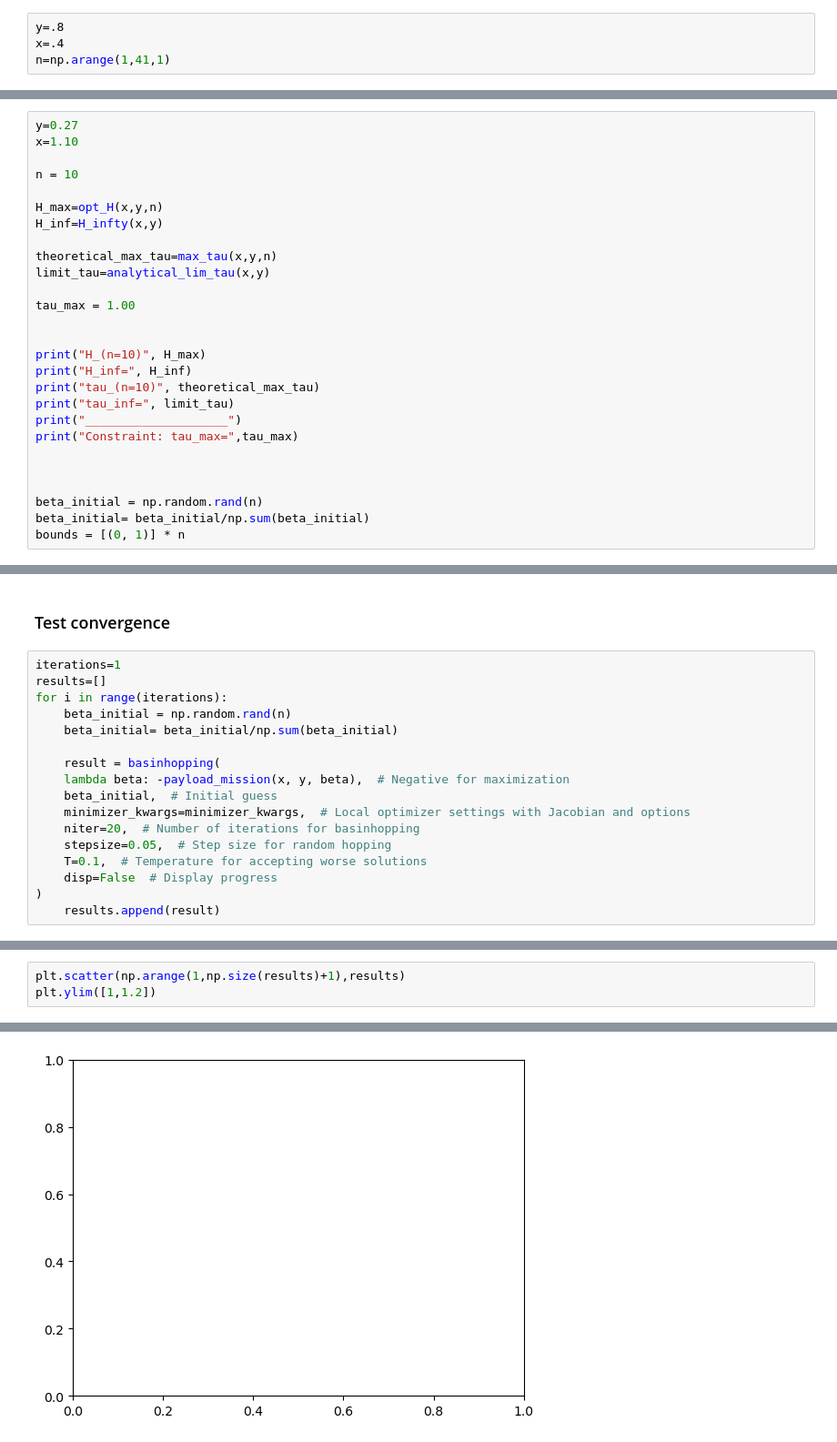
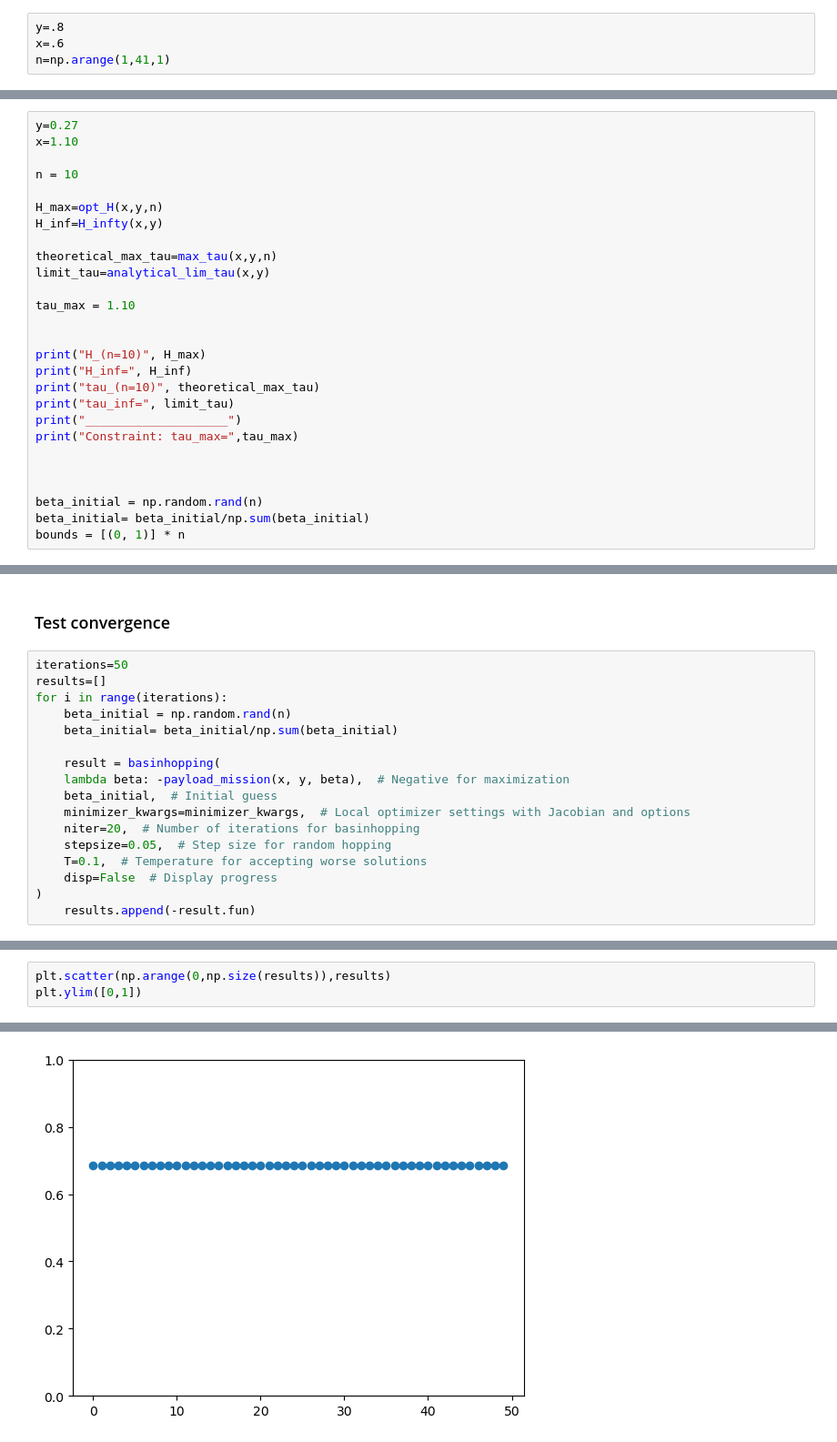
Before and after one commit to Rafid-Ben/Propulsion_optimization, a Jupyter notebook: optimization_problem.ipynb, the cells around one changed output, grey strips where cells are left out. Shown: that part at 91% size. Cells and saved outputs as stored; diff of their text form.

```diff
--- a/optimization_clean.ipynb
+++ b/optimization_problem.ipynb
@@ -229,7 +225,7 @@ plt.show()
 # Optimization of $\tau$ as a function of $n$
 # %%
 y=.8
-x=.4
+x=.6
 n=np.arange(1,41,1)
 # %%
 def max_tau(x,y,n):
@@ -338,7 +328,7 @@ H_inf=H_infty(x,y)
 theoretical_max_tau=max_tau(x,y,n)
 limit_tau=analytical_lim_tau(x,y)
 
-tau_max = 1.00
+tau_max = 1.10
 
 
 print("H_(n=10)", H_max)
@@ -416,7 +406,7 @@ Specific fuel cons: 0.419
 # %% [markdown]
 ### Test convergence
 # %%
-iterations=1
+iterations=50
 results=[]
 for i in range(iterations):
     beta_initial = np.random.rand(n)
@@ -431,4 +421,4 @@ for i in range(iterations):
     T=0.1,  # Temperature for accepting worse solutions
     disp=False  # Display progress
 )
-    results.append(result)
+    results.append(-result.fun)
@@ -455,4 +425,4 @@ results
 # %%
-plt.scatter(np.arange(1,np.size(results)+1),results)
-plt.ylim([1,1.2])
+plt.scatter(np.arange(0,np.size(results)),results)
+plt.ylim([0,1])
 # %% [output]
@@ -460 +430 @@ TypeError: unhashable type: 'OptimizeResult'
-[figure, old version]
+[figure, new version]
```
Also changed, not shown: parts of 10 cells of this notebook, 8 other files.
